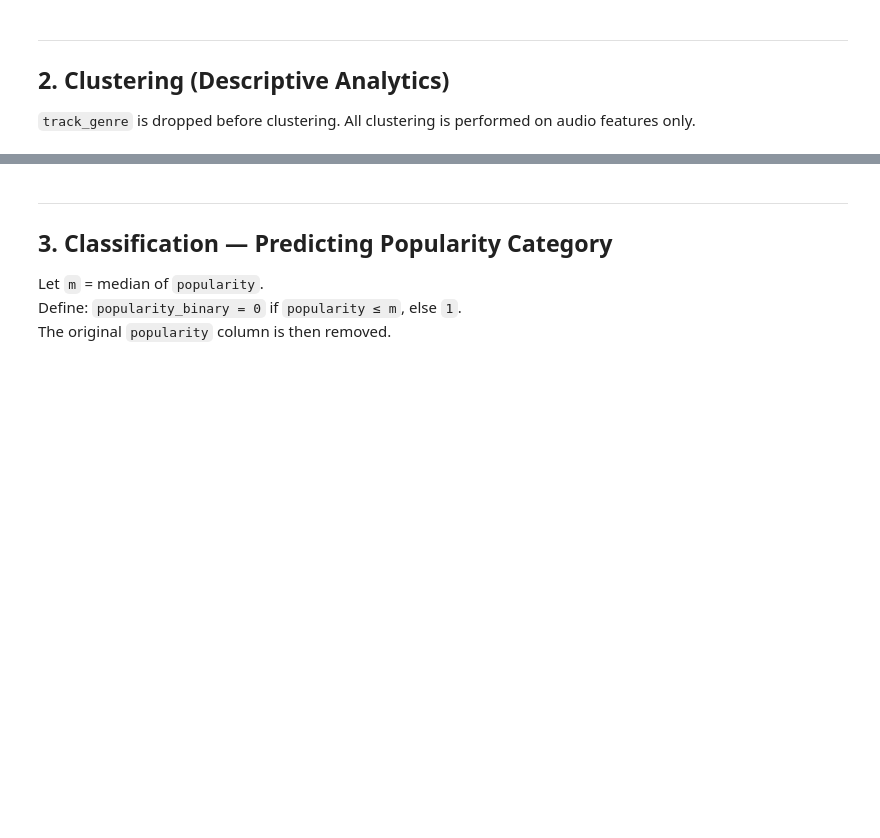
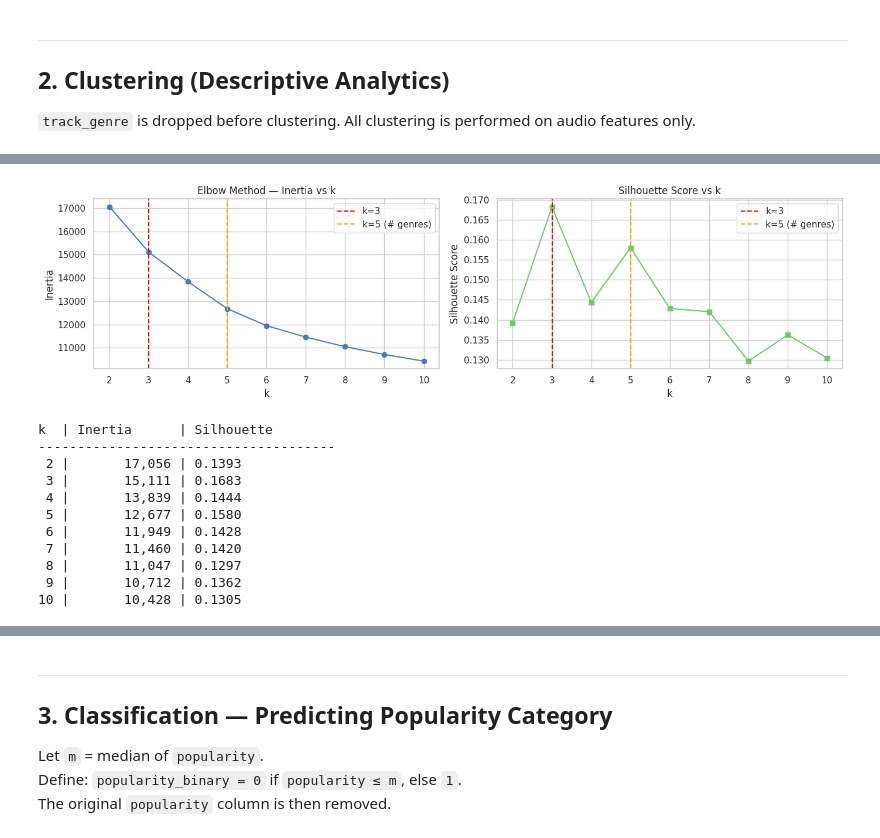
Before and after one commit to CallanMark/Data-Mining-Project, a Jupyter notebook: implementation.ipynb, the cells around one changed output, grey strips where cells are left out. Saved outputs shown, nothing was run; the diff lists cells and outputs as text; code cells hidden in the pictures; blank space fills up the shorter version.

Commit message:
Added Section 2 on Clustering

```diff
--- a/implementation.ipynb
+++ b/implementation.ipynb
@@ -506,0 +537,44 @@ Evaluate using silhouette score (excluding noise). Discuss how DBSCAN compares t
+# %%
+k_range = range(2, 11)
+inertias, sil_scores = [], []
+
+for k in k_range:
+    km = KMeans(n_clusters=k, n_init=10, random_state=RANDOM_STATE)
+    labels = km.fit_predict(X_clust)
+    inertias.append(km.inertia_)
+    sil_scores.append(silhouette_score(X_clust, labels, sample_size=1000,
+                                       random_state=RANDOM_STATE))
+
+fig, axes = plt.subplots(1, 2, figsize=(14, 4))
+
+axes[0].plot(list(k_range), inertias, "bo-")
+axes[0].axvline(x=3, color="red",    linestyle="--", label="k=3")
+axes[0].axvline(x=5, color="orange", linestyle="--", label="k=5 (# genres)")
+axes[0].set_title("Elbow Method — Inertia vs k")
+axes[0].set_xlabel("k"); axes[0].set_ylabel("Inertia"); axes[0].legend()
+
+axes[1].plot(list(k_range), sil_scores, "gs-")
+axes[1].axvline(x=3, color="red",    linestyle="--", label="k=3")
+axes[1].axvline(x=5, color="orange", linestyle="--", label="k=5 (# genres)")
+axes[1].set_title("Silhouette Score vs k")
+axes[1].set_xlabel("k"); axes[1].set_ylabel("Silhouette Score"); axes[1].legend()
+
+plt.tight_layout(); plt.show()
+
+print("k  | Inertia      | Silhouette")
+print("-" * 38)
+for k, ine, sil in zip(k_range, inertias, sil_scores):
+    print(f"{k:2d} | {ine:12,.0f} | {sil:.4f}")
+# %% [output]
+[figure, added]
+k  | Inertia      | Silhouette
+--------------------------------------
+ 2 |       17,056 | 0.1393
+ 3 |       15,111 | 0.1683
+ 4 |       13,839 | 0.1444
+ 5 |       12,677 | 0.1580
+ 6 |       11,949 | 0.1428
+ 7 |       11,460 | 0.1420
+ 8 |       11,047 | 0.1297
+ 9 |       10,712 | 0.1362
+10 |       10,428 | 0.1305
```
Also changed, not shown: parts of 24 cells of this notebook.
